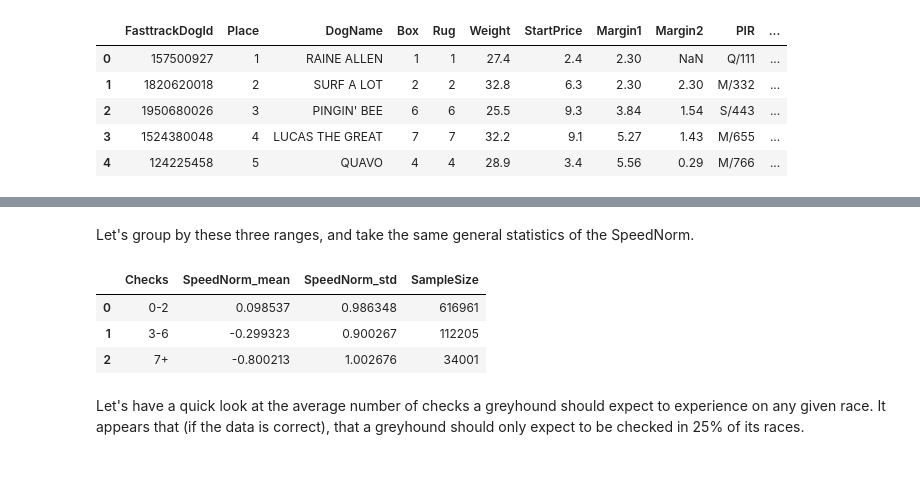
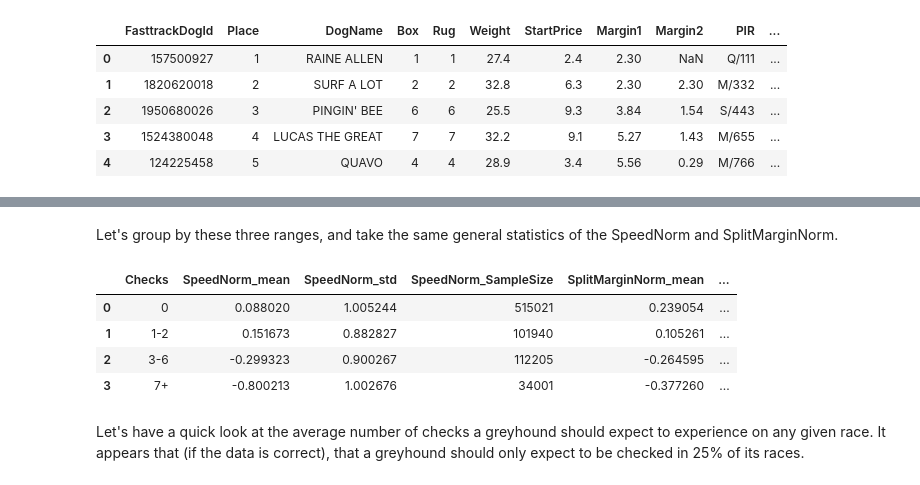
Before and after one commit to Isilisi/Greyhounds, a Jupyter notebook: eda/checks.ipynb, the cells around one changed output, grey strips where cells are left out. Saved outputs shown, nothing was run; the diff lists cells and outputs as text; code cells hidden in the pictures.

```diff
--- a/eda/checks.ipynb
+++ b/eda/checks.ipynb
@@ -80,40 +86,47 @@ display(df.head(10))
 # %% [markdown]
-Let's group by these three ranges, and take the same general statistics of the SpeedNorm.
+Let's group by these three ranges, and take the same general statistics of the SpeedNorm and SplitMarginNorm.
 # %%
 # Copy
 df = df_raw.copy()
-
-# Remove NaN tracks
-df = df[~df.TrackDist.isna()]
 
 # Create SpeedNorm column
 df["Speed"] = df["Distance"]/df["RunTime"]
 df["SpeedNorm"] = df.groupby("TrackDist")["Speed"].transform(lambda x: zscore(x))
 
+# Invert SplitMargin and create SplitMarginNorm column
+df['SplitMargin'] = 1/df['SplitMargin']
+df['SplitMarginNorm'] = df.groupby("TrackDist")["SplitMargin"].transform(lambda x: zscore(x))
+
 # Take only columns of interest
-df = df[['Checks', 'SpeedNorm']]
+df = df[['Checks', 'SpeedNorm', 'SplitMarginNorm']]
 
 # Alter Checks column
 def checks_func(check_int):
-    if 0 <= check_int <= 2:
-        return '0-2'
+    if 1 <= check_int <= 2:
+        return '1-2'
     elif 3 <= check_int <= 6:
         return '3-6'
+    elif check_int > 6:
+        return '7+'
     else:
-        return '7+'
+        return '0'
 df['Checks'] = df['Checks'].apply(lambda x: checks_func(x))
 
 # Groupby number of checks and take general SpeedNorm statistics
 df = df.groupby('Checks', as_index=False).agg(SpeedNorm_mean = ('SpeedNorm', 'mean'),
                                              SpeedNorm_std = ('SpeedNorm', 'std'),
-                                             SampleSize = ('SpeedNorm', 'count'))
+                                             SpeedNorm_SampleSize = ('SpeedNorm', 'count'),
+                                             SplitMarginNorm_mean = ('SplitMarginNorm', 'mean'),
+                                             SplitMarginNorm_std = ('SplitMarginNorm', 'std'),
+                                             SplitMarginNorm_SampleSize = ('SplitMarginNorm', 'count'))
 
 display(df)
 # %% [output]
-|  | Checks | SpeedNorm_mean | SpeedNorm_std | SampleSize |
-| 0 | 0-2 | 0.098537 | 0.986348 | 616961 |
-| 1 | 3-6 | -0.299323 | 0.900267 | 112205 |
-| 2 | 7+ | -0.800213 | 1.002676 | 34001 |
+|  | Checks | SpeedNorm_mean | SpeedNorm_std | SpeedNorm_SampleSize | SplitMarginNorm_mean | ... |
+| 0 | 0 | 0.088020 | 1.005244 | 515021 | 0.239054 | ... |
+| 1 | 1-2 | 0.151673 | 0.882827 | 101940 | 0.105261 | ... |
+| 2 | 3-6 | -0.299323 | 0.900267 | 112205 | -0.264595 | ... |
+| 3 | 7+ | -0.800213 | 1.002676 | 34001 | -0.377260 | ... |
 # %% [markdown]
 Let's have a quick look at the average number of checks a greyhound should expect to experience on any given race. It appears that (if the data is correct), that a greyhound should only expect to be checked in 25% of its races.
 # %%
```
Also changed, not shown: parts of 5 cells of this notebook.
